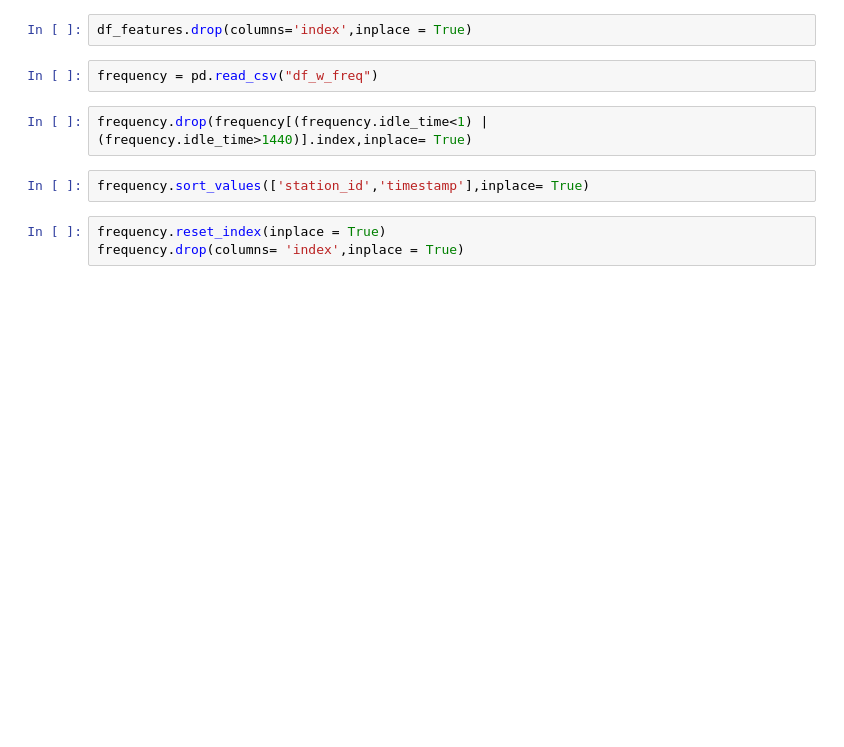
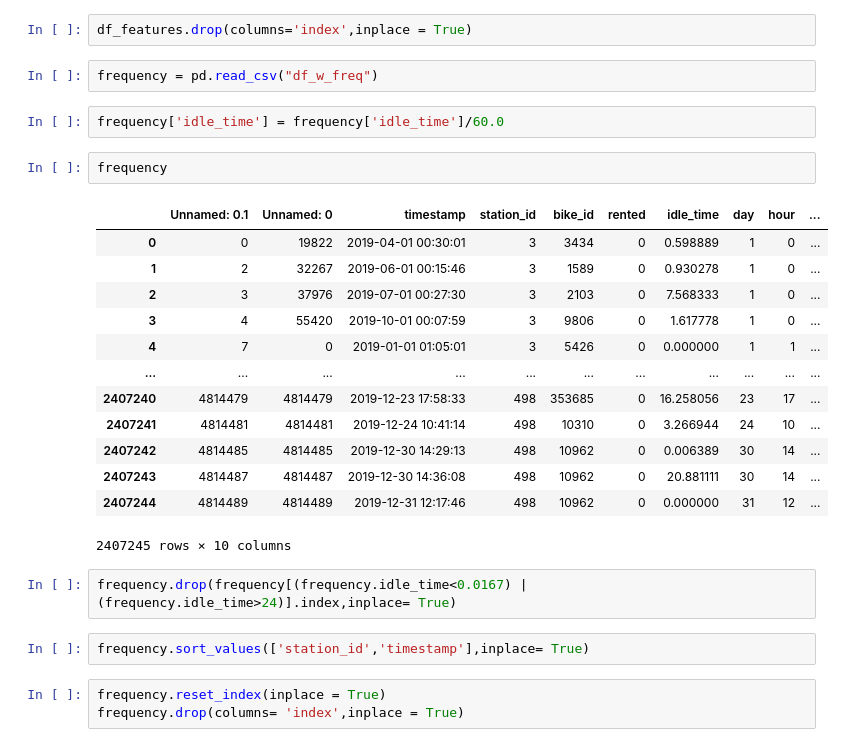
Before and after one commit to Ppkhanh/The-Learning-Machines, a Jupyter notebook: FeaturesEngineering.ipynb, the cells around one changed output. Saved outputs shown, nothing was run; the diff lists cells and outputs as text; blank space fills up the shorter version.

```diff
--- a/FeaturesEngineering.ipynb
+++ b/FeaturesEngineering.ipynb
@@ -641,8 +660,26 @@ df_features.reset_index(inplace=True)
 df_features.drop(columns='index',inplace = True)
 # %%
 frequency = pd.read_csv("df_w_freq")
+# %%
+frequency['idle_time'] = frequency['idle_time']/60.0
+# %%
+frequency
+# %% [output]
+|  | Unnamed: 0.1 | Unnamed: 0 | timestamp | station_id | bike_id | rented | idle_time | day | hour | ... |
+| 0 | 0 | 19822 | 2019-04-01 00:30:01 | 3 | 3434 | 0 | 0.598889 | 1 | 0 | ... |
+| 1 | 2 | 32267 | 2019-06-01 00:15:46 | 3 | 1589 | 0 | 0.930278 | 1 | 0 | ... |
+| 2 | 3 | 37976 | 2019-07-01 00:27:30 | 3 | 2103 | 0 | 7.568333 | 1 | 0 | ... |
+| 3 | 4 | 55420 | 2019-10-01 00:07:59 | 3 | 9806 | 0 | 1.617778 | 1 | 0 | ... |
+| 4 | 7 | 0 | 2019-01-01 01:05:01 | 3 | 5426 | 0 | 0.000000 | 1 | 1 | ... |
+| ... | ... | ... | ... | ... | ... | ... | ... | ... | ... | ... |
+| 2407240 | 4814479 | 4814479 | 2019-12-23 17:58:33 | 498 | 353685 | 0 | 16.258056 | 23 | 17 | ... |
+| 2407241 | 4814481 | 4814481 | 2019-12-24 10:41:14 | 498 | 10310 | 0 | 3.266944 | 24 | 10 | ... |
+| 2407242 | 4814485 | 4814485 | 2019-12-30 14:29:13 | 498 | 10962 | 0 | 0.006389 | 30 | 14 | ... |
+| 2407243 | 4814487 | 4814487 | 2019-12-30 14:36:08 | 498 | 10962 | 0 | 20.881111 | 30 | 14 | ... |
+| 2407244 | 4814489 | 4814489 | 2019-12-31 12:17:46 | 498 | 10962 | 0 | 0.000000 | 31 | 12 | ... |
+2407245 rows × 10 columns
 # %%
-frequency.drop(frequency[(frequency.idle_time<1) | (frequency.idle_time>1440)].index,inplace= True)
+frequency.drop(frequency[(frequency.idle_time<0.0167) | (frequency.idle_time>24)].index,inplace= True)
 # %%
 frequency.sort_values(['station_id','timestamp'],inplace= True)
 # %%
```
Also changed, not shown: parts of 11 cells of this notebook.
